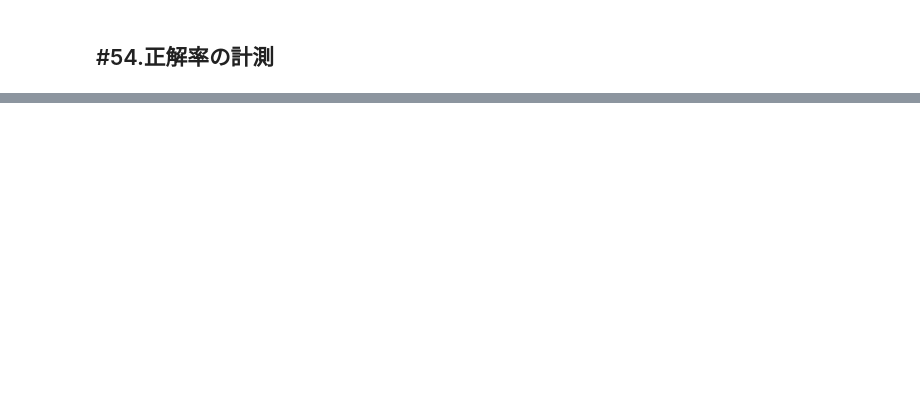
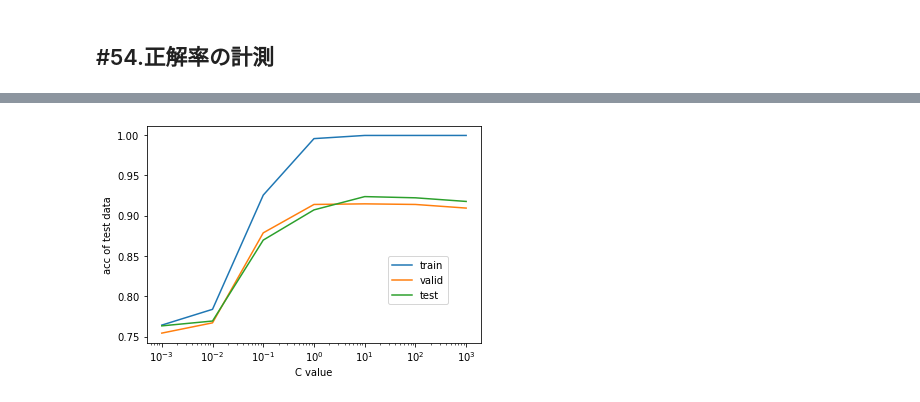
Before and after one commit to RyoheiKamei/100knock-2022, a Jupyter notebook: trainee_RyoheiKamei/chapter06/RyoheiKamei_ch06.ipynb, the cells around one changed output, grey strips where cells are left out. Drawn from its saved outputs; the diff is of its cells as text; code cells hidden in the pictures; blank space fills up the shorter version.

```diff
--- a/trainee_RyoheiKamei/chapter06/RyoheiKamei_ch06.ipynb
+++ b/trainee_RyoheiKamei/chapter06/RyoheiKamei_ch06.ipynb
@@ -284,0 +458,22 @@ ValueError: Found input variables with inconsistent numbers of samples: [1336, 1
+# %%
+C_list = np.array([10 ** (i - 3) for i in range(7)])
+acc_list = np.zeros((3, len(C_list)))
+
+with open("./work/valid.feature.pkl", "rb") as f:
+    valid_X = pickle.load(f)
+
+valid_y = valid_data["CATEGORY"]
+
+for i, C_num in enumerate(C_list):
+    print(C_num)
+    model = LogisticRegression(C=C_num, random_state=0, max_iter=1000)
+    model.fit(train_X, train_y)
+
+    pred = model.predict(train_X)
+    acc_list[0][i] = accuracy_score(train_y, pred)
+
+    pred = model.predict(valid_X)
+    acc_list[1][i] = accuracy_score(valid_y, pred)
+
+    pred = model.predict(test_X)
+    acc_list[2][i] = accuracy_score(test_y, pred)
@@ -284,0 +488,17 @@ ValueError: Found input variables with inconsistent numbers of samples: [1336, 1
+# %%
+import matplotlib.pyplot as plt
+
+plt.plot(C_list, acc_list[0], label = "train")
+plt.plot(C_list, acc_list[1], label = "valid")
+plt.plot(C_list, acc_list[2], label = "test")
+
+plt.legend(bbox_to_anchor=(0.90, 0.40), loc="upper right", borderaxespad=0)
+
+plt.xlabel("C value")
+plt.ylabel("acc of test data")
+
+plt.xscale("log")
+
+plt.show()
+# %% [output]
+[figure, added]
```
Also changed, not shown: parts of 21 cells of this notebook, 1 other file.
